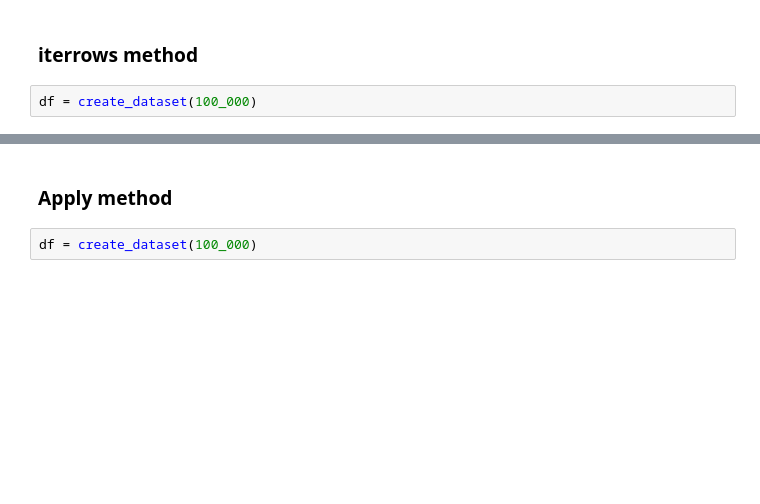
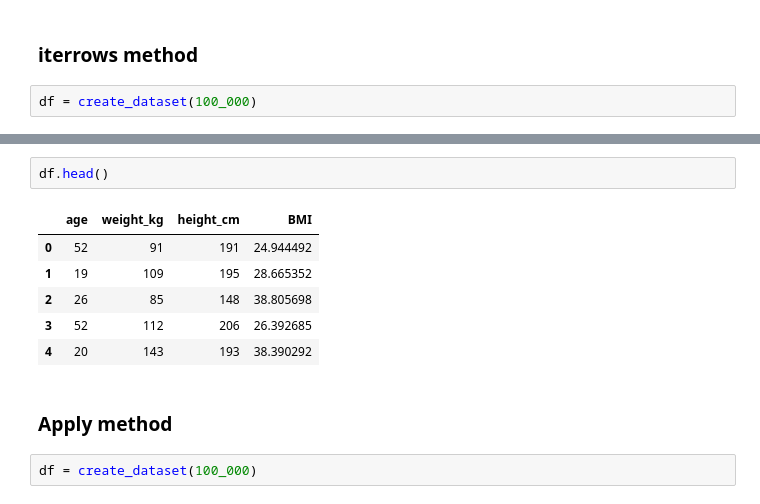
Before and after one commit to ultragorira/AI_and_ML, a Jupyter notebook: Approach_Almost_Any_ML_Problem/Pandas_Comparisons.ipynb, the cells around one changed output, grey strips where cells are left out. Cells and saved outputs as stored; diff of their text form; blank space fills up the shorter version.

```diff
--- a/Approach_Almost_Any_ML_Problem/Pandas_Comparisons.ipynb
+++ b/Approach_Almost_Any_ML_Problem/Pandas_Comparisons.ipynb
@@ -44,3 +44,12 @@ iterrows_method(df)
+# %%
+df.head()
+# %% [output]
+|  | age | weight_kg | height_cm | BMI |
+| 0 | 52 | 91 | 191 | 24.944492 |
+| 1 | 19 | 109 | 195 | 28.665352 |
+| 2 | 26 | 85 | 148 | 38.805698 |
+| 3 | 52 | 112 | 206 | 26.392685 |
+| 4 | 20 | 143 | 193 | 38.390292 |
 # %% [markdown]
 ### Apply method
 # %%
```
Also changed, not shown: parts of 5 cells of this notebook.
